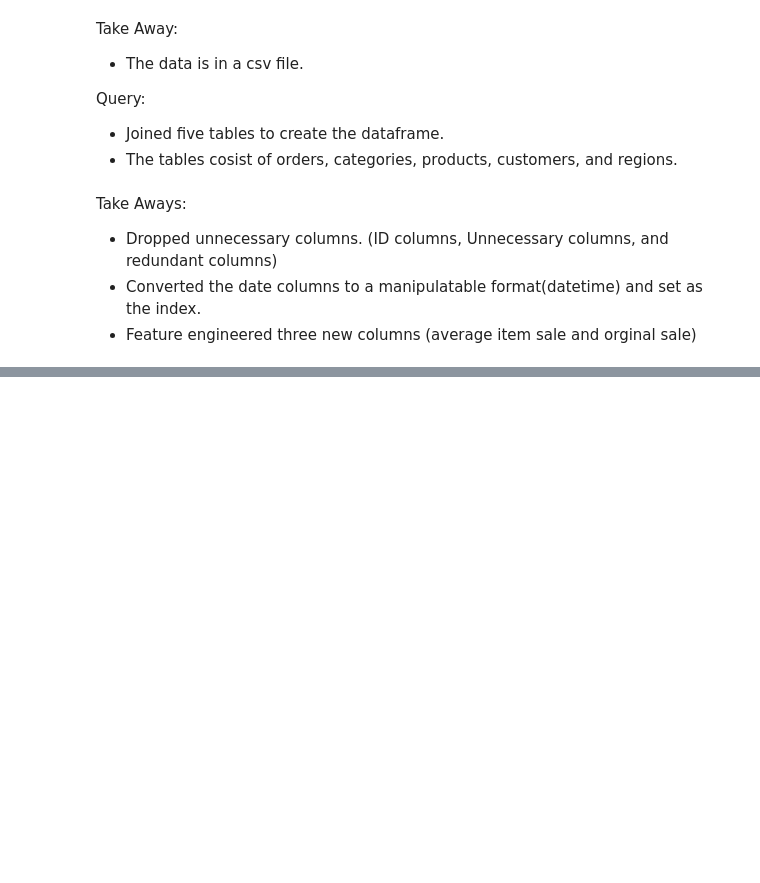
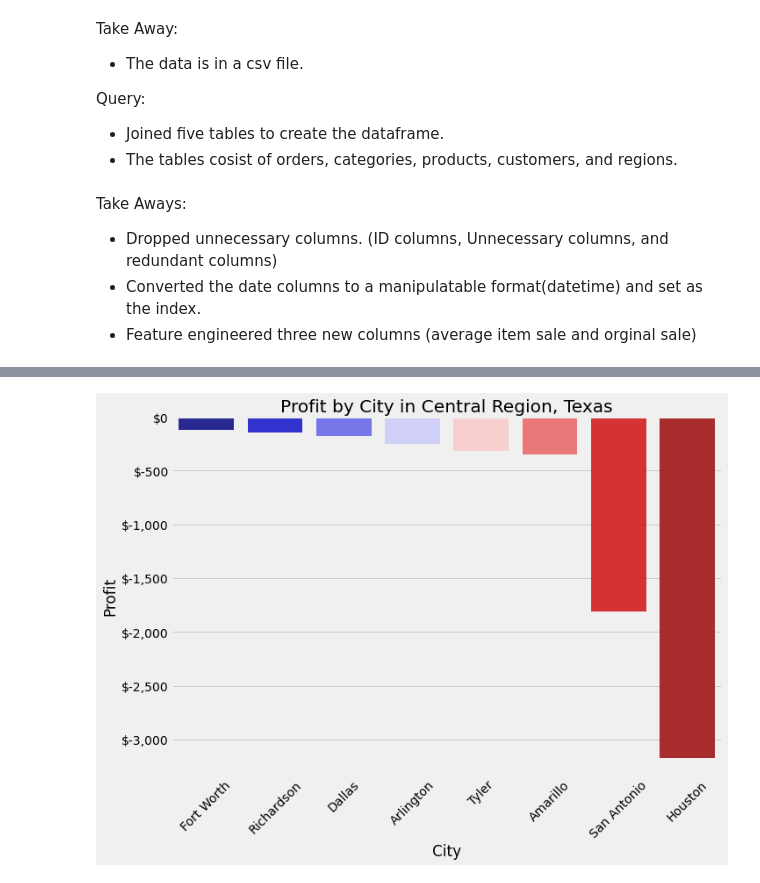
Before and after one commit to CJ-time-series-project/CJ-time-series-project, a Jupyter notebook: final_report.ipynb, the cells around one changed output, grey strips where cells are left out. Saved outputs shown, nothing was run; the diff lists cells and outputs as text; code cells hidden in the pictures; blank space fills up the shorter version.

```diff
--- a/final_report.ipynb
+++ b/final_report.ipynb
@@ -56,0 +90,14 @@ df.head()
+# %%
+texas_cities = central_region.loc[central_region['state'] == 'Texas']
+texas_cities = texas_cities.loc[texas_cities['profit'] < -100]
+texas_profit = texas_cities.groupby('city').sum()['profit'].sort_values(ascending=False)
+texas_profit.sort_values(ascending=False).head()
+ax = sns.barplot(x=texas_profit.index, y=texas_profit, alpha=0.9, palette='seismic')
+ax.set_yticklabels([f'${x:,.0f}' for x in ax.get_yticks()])
+plt.xticks(rotation=45)
+plt.xlabel('City')
+plt.ylabel('Profit')
+plt.title('Profit by City in Central Region, Texas')
+plt.show()
+# %% [output]
+[figure, added]
```
Also changed, not shown: parts of 5 cells of this notebook.
